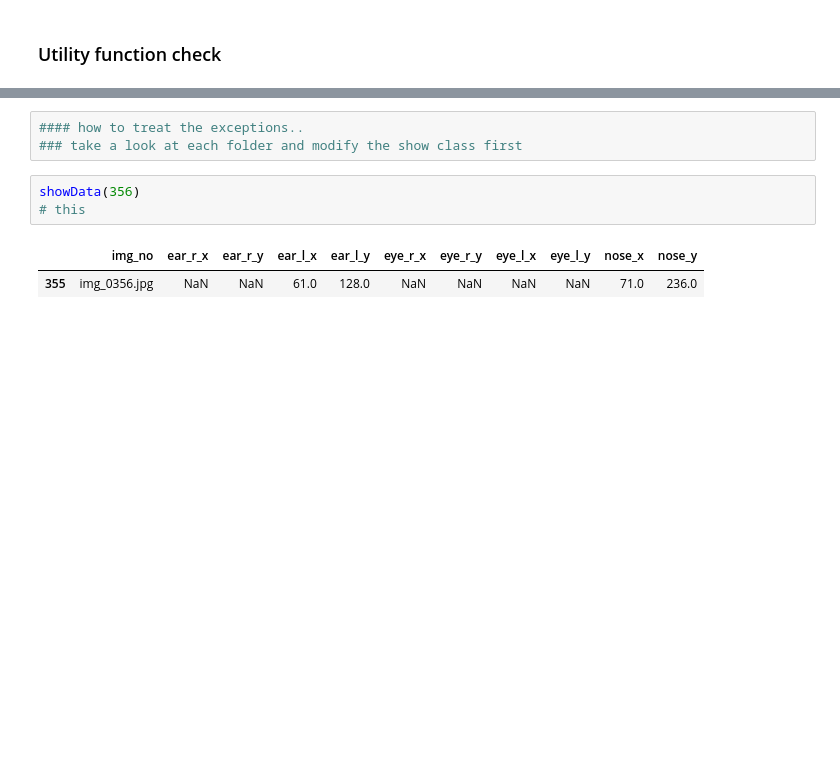
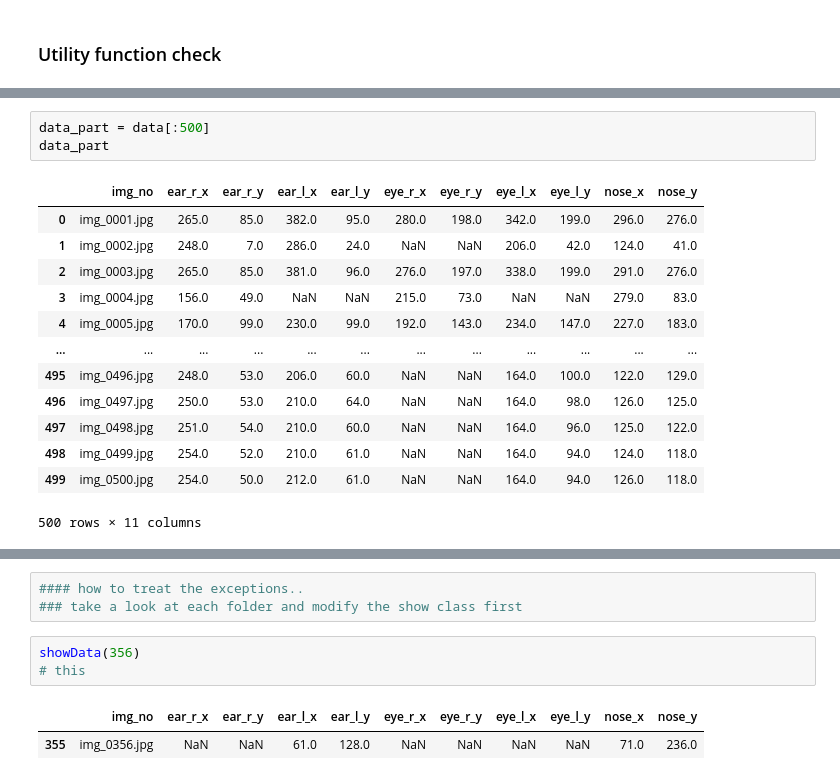
Before and after one commit to caocao0525/Mouse01, a Jupyter notebook: function_check_stage.ipynb, the cells around one changed output, grey strips where cells are left out. Cells and saved outputs as stored; diff of their text form; blank space fills up the shorter version.

```diff
--- a/function_check_stage.ipynb
+++ b/function_check_stage.ipynb
@@ -4,0 +236,17 @@ from functions import *
+# %%
+data_part = data[:500]
+data_part
+# %% [output]
+|  | img_no | ear_r_x | ear_r_y | ear_l_x | ear_l_y | eye_r_x | eye_r_y | eye_l_x | eye_l_y | nose_x | nose_y |
+| 0 | img_0001.jpg | 265.0 | 85.0 | 382.0 | 95.0 | 280.0 | 198.0 | 342.0 | 199.0 | 296.0 | 276.0 |
+| 1 | img_0002.jpg | 248.0 | 7.0 | 286.0 | 24.0 | NaN | NaN | 206.0 | 42.0 | 124.0 | 41.0 |
+| 2 | img_0003.jpg | 265.0 | 85.0 | 381.0 | 96.0 | 276.0 | 197.0 | 338.0 | 199.0 | 291.0 | 276.0 |
+| 3 | img_0004.jpg | 156.0 | 49.0 | NaN | NaN | 215.0 | 73.0 | NaN | NaN | 279.0 | 83.0 |
+| 4 | img_0005.jpg | 170.0 | 99.0 | 230.0 | 99.0 | 192.0 | 143.0 | 234.0 | 147.0 | 227.0 | 183.0 |
+| ... | ... | ... | ... | ... | ... | ... | ... | ... | ... | ... | ... |
+| 495 | img_0496.jpg | 248.0 | 53.0 | 206.0 | 60.0 | NaN | NaN | 164.0 | 100.0 | 122.0 | 129.0 |
+| 496 | img_0497.jpg | 250.0 | 53.0 | 210.0 | 64.0 | NaN | NaN | 164.0 | 98.0 | 126.0 | 125.0 |
+| 497 | img_0498.jpg | 251.0 | 54.0 | 210.0 | 60.0 | NaN | NaN | 164.0 | 96.0 | 125.0 | 122.0 |
+| 498 | img_0499.jpg | 254.0 | 52.0 | 210.0 | 61.0 | NaN | NaN | 164.0 | 94.0 | 124.0 | 118.0 |
+| 499 | img_0500.jpg | 254.0 | 50.0 | 212.0 | 61.0 | NaN | NaN | 164.0 | 94.0 | 126.0 | 118.0 |
+500 rows × 11 columns
```
Also changed, not shown: parts of 6 cells of this notebook.
